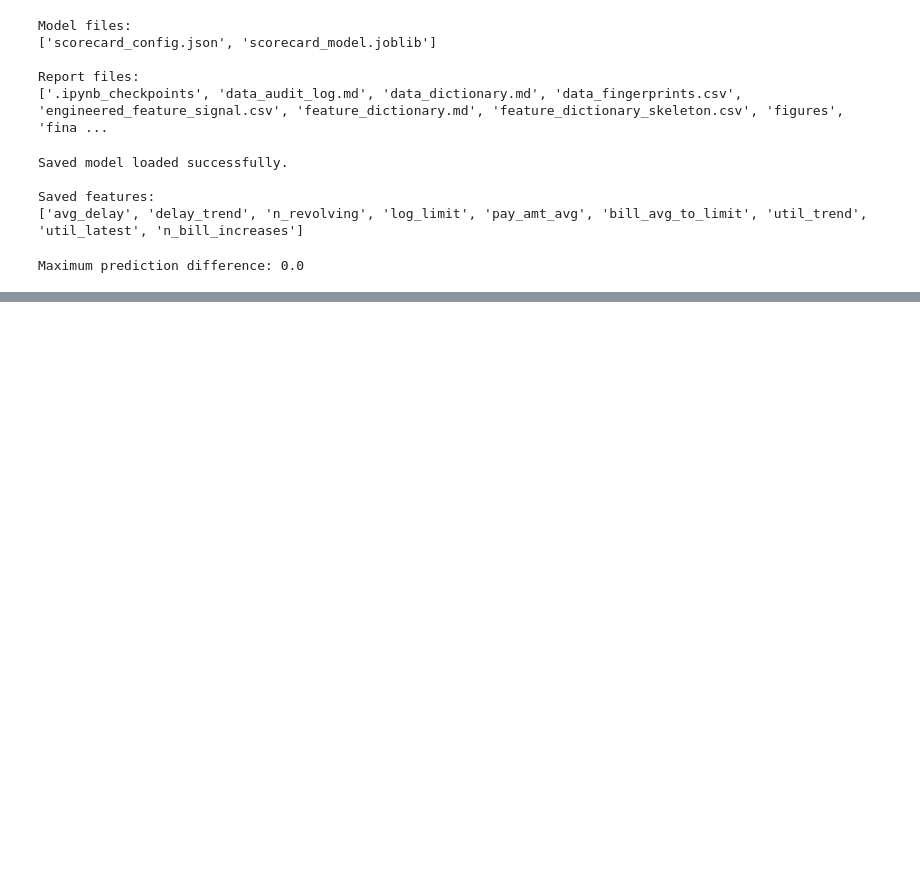
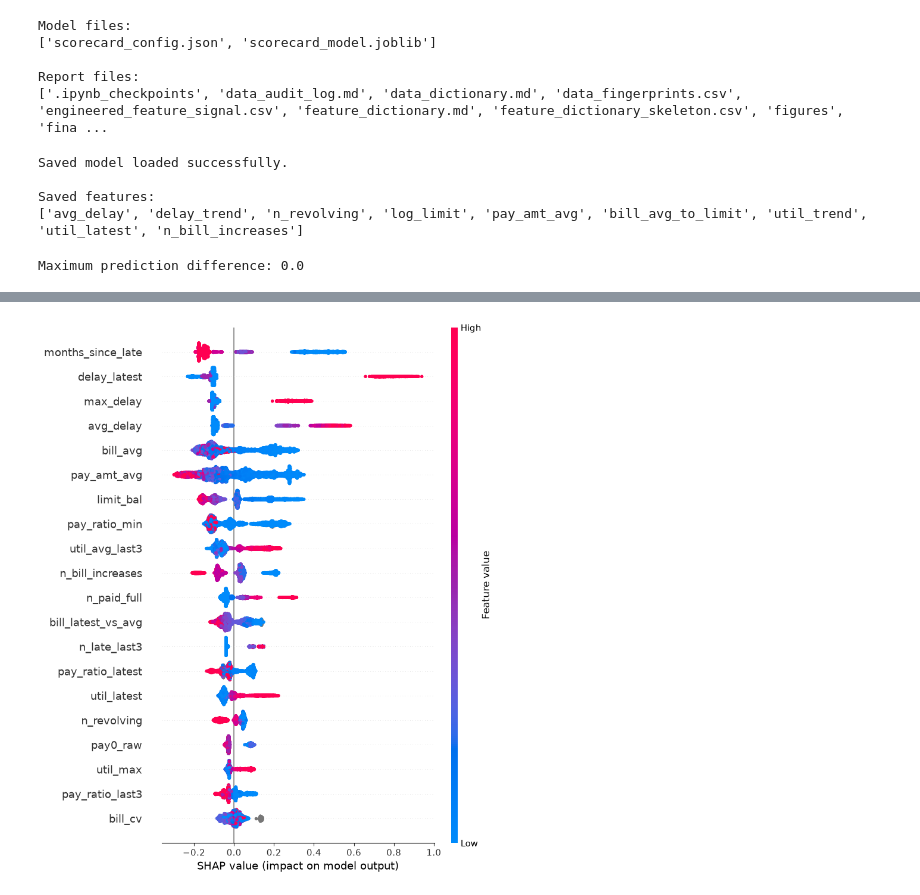
Before and after one commit to VaidehiKushwaha/credit-risk-scorecard-profit-optimization, a Jupyter notebook: notebooks/03_scorecard_and_ml_models.ipynb, the cells around one changed output, grey strips where cells are left out. Saved outputs shown, nothing was run; the diff lists cells and outputs as text; code cells hidden in the pictures; blank space fills up the shorter version.

```diff
--- a/notebooks/03_scorecard_and_ml_models.ipynb
+++ b/notebooks/03_scorecard_and_ml_models.ipynb
@@ -1794,0 +3168,9 @@ Maximum prediction difference: 0.0
+# %%
+#SHAP summary plot (SHAP beeswarm plot)
+shap.summary_plot(
+    shap_values,
+    X_shap,
+    max_display=20
+)
+# %% [output]
+[figure, added]
```
Also changed, not shown: parts of 73 cells of this notebook, 2 other files.
